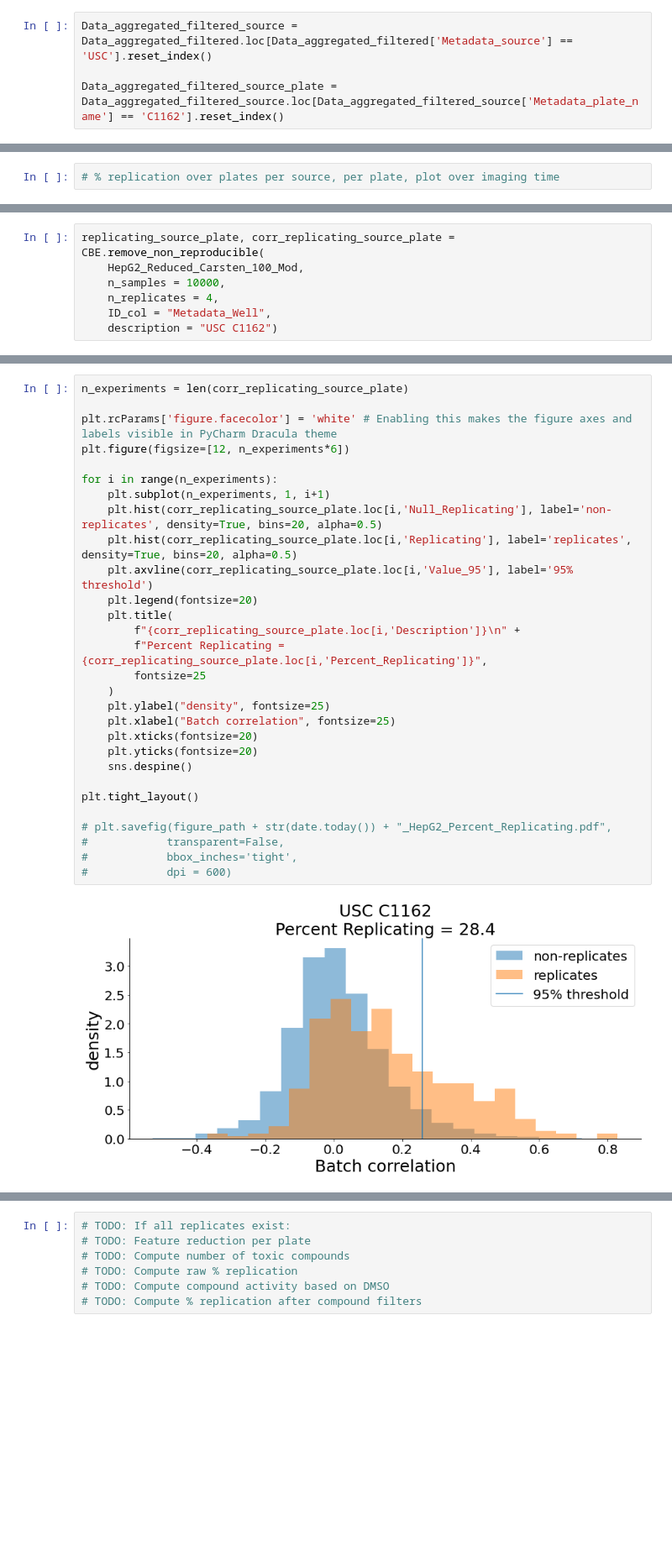
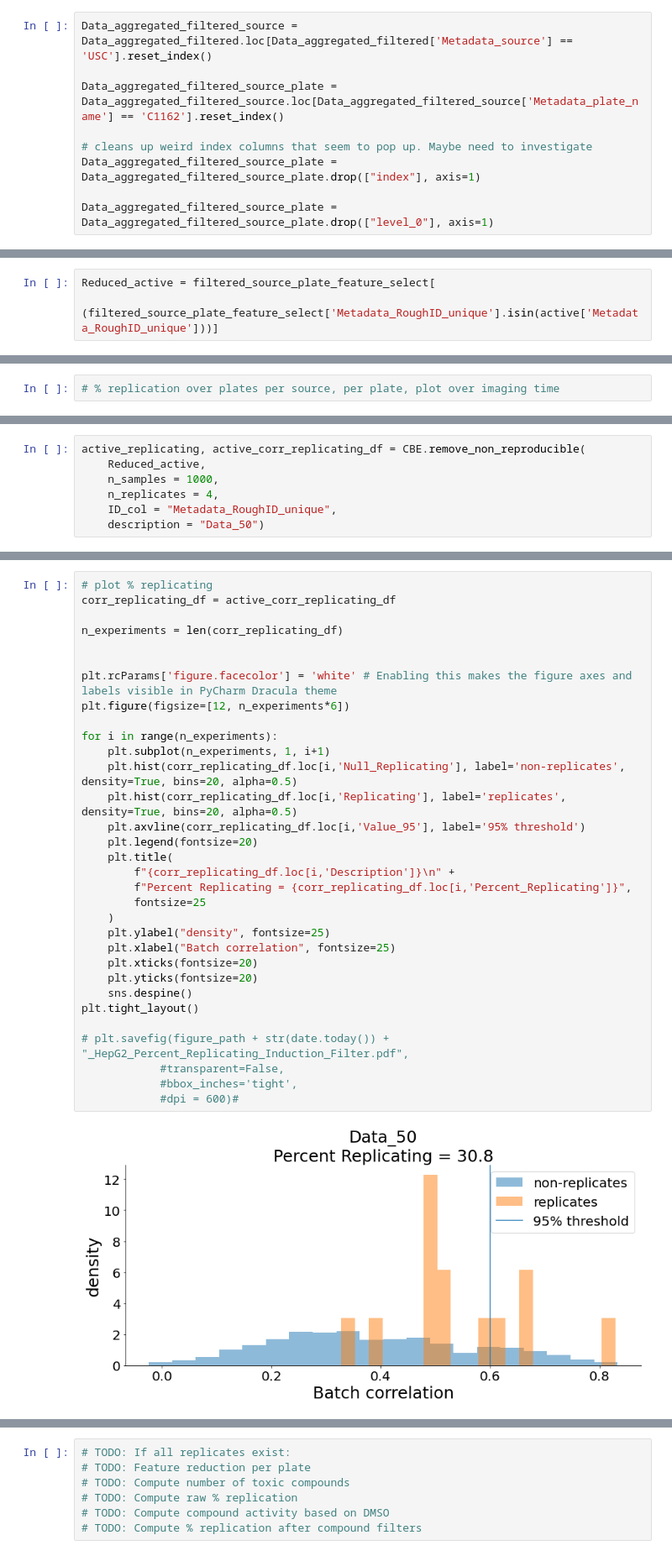
Before and after one commit to schmiedc/ECBL_quality_control, a Jupyter notebook: 05_Replicate_analysis.ipynb, the cells around one changed output, grey strips where cells are left out. Shown at 84% size. Cells and saved outputs as stored; diff of their text form; blank space fills up the shorter version.

Commit message:
Added first draft with over replicate analysis

```diff
--- a/05_Replicate_analysis.ipynb
+++ b/05_Replicate_analysis.ipynb
@@ -92,3 +92,8 @@ Data_aggregated_filtered = Data_aggregated[Data_aggregated['Metadata_plate_map_n
 Data_aggregated_filtered_source = Data_aggregated_filtered.loc[Data_aggregated_filtered['Metadata_source'] == 'USC'].reset_index()
 
 Data_aggregated_filtered_source_plate = Data_aggregated_filtered_source.loc[Data_aggregated_filtered_source['Metadata_plate_name'] == 'C1162'].reset_index()
+
+# cleans up weird index columns that seem to pop up. Maybe need to investigate
+Data_aggregated_filtered_source_plate = Data_aggregated_filtered_source_plate.drop(["index"], axis=1)
+
+Data_aggregated_filtered_source_plate = Data_aggregated_filtered_source_plate.drop(["level_0"], axis=1)
@@ -278,3 +471,6 @@ Toxic conditions: 27 compounds (1.5 Std from population median)
+# %%
+Reduced_active = filtered_source_plate_feature_select[
+    (filtered_source_plate_feature_select['Metadata_RoughID_unique'].isin(active['Metadata_RoughID_unique']))]
 # %% [markdown]
 # Compute metrics over replicates
 # %%
@@ -308,10 +478,10 @@ Data_aggregated_filtered_source_plate.head()
 # %%
-replicating_source_plate, corr_replicating_source_plate = CBE.remove_non_reproducible(
-    HepG2_Reduced_Carsten_100_Mod,
-    n_samples = 10000,
+active_replicating, active_corr_replicating_df = CBE.remove_non_reproducible(
+    Reduced_active,
+    n_samples = 1000,
     n_replicates = 4,
-    ID_col = "Metadata_Well",
-    description = "USC C1162")
+    ID_col = "Metadata_RoughID_unique",
+    description = "Data_50")
 # %% [output]
 | Description   |   Percent_Replicating |
 |:--------------|----------------------:|
@@ -322,31 +492,34 @@ New shape (436, 516)
 # %%
-n_experiments = len(corr_replicating_source_plate)
+# plot % replicating
+corr_replicating_df = active_corr_replicating_df
+
+n_experiments = len(corr_replicating_df)
+
 
 plt.rcParams['figure.facecolor'] = 'white' # Enabling this makes the figure axes and labels visible in PyCharm Dracula theme
 plt.figure(figsize=[12, n_experiments*6])
 
 for i in range(n_experiments):
     plt.subplot(n_experiments, 1, i+1)
-    plt.hist(corr_replicating_source_plate.loc[i,'Null_Replicating'], label='non-replicates', density=True, bins=20, alpha=0.5)
-    plt.hist(corr_replicating_source_plate.loc[i,'Replicating'], label='replicates', density=True, bins=20, alpha=0.5)
-    plt.axvline(corr_replicating_source_plate.loc[i,'Value_95'], label='95% threshold')
+    plt.hist(corr_replicating_df.loc[i,'Null_Replicating'], label='non-replicates', density=True, bins=20, alpha=0.5)
+    plt.hist(corr_replicating_df.loc[i,'Replicating'], label='replicates', density=True, bins=20, alpha=0.5)
+    plt.axvline(corr_replicating_df.loc[i,'Value_95'], label='95% threshold')
     plt.legend(fontsize=20)
     plt.title(
-        f"{corr_replicating_source_plate.loc[i,'Description']}\n" +
-        f"Percent Replicating = {corr_replicating_source_plate.loc[i,'Percent_Replicating']}",
+        f"{corr_replicating_df.loc[i,'Description']}\n" +
+        f"Percent Replicating = {corr_replicating_df.loc[i,'Percent_Replicating']}",
         fontsize=25
     )
     plt.ylabel("density", fontsize=25)
     plt.xlabel("Batch correlation", fontsize=25)
     plt.xticks(fontsize=20)
     plt.yticks(fontsize=20)
     sns.despine()
-
 plt.tight_layout()
 
-# plt.savefig(figure_path + str(date.today()) + "_HepG2_Percent_Replicating.pdf",
-#            transparent=False,
-#            bbox_inches='tight',
-#            dpi = 600)
+# plt.savefig(figure_path + str(date.today()) + "_HepG2_Percent_Replicating_Induction_Filter.pdf",
+            #transparent=False,
+            #bbox_inches='tight',
+            #dpi = 600)#
 # %% [output]
-[figure, old version]
+[figure, new version]
```
Also changed, not shown: parts of 28 cells of this notebook.
